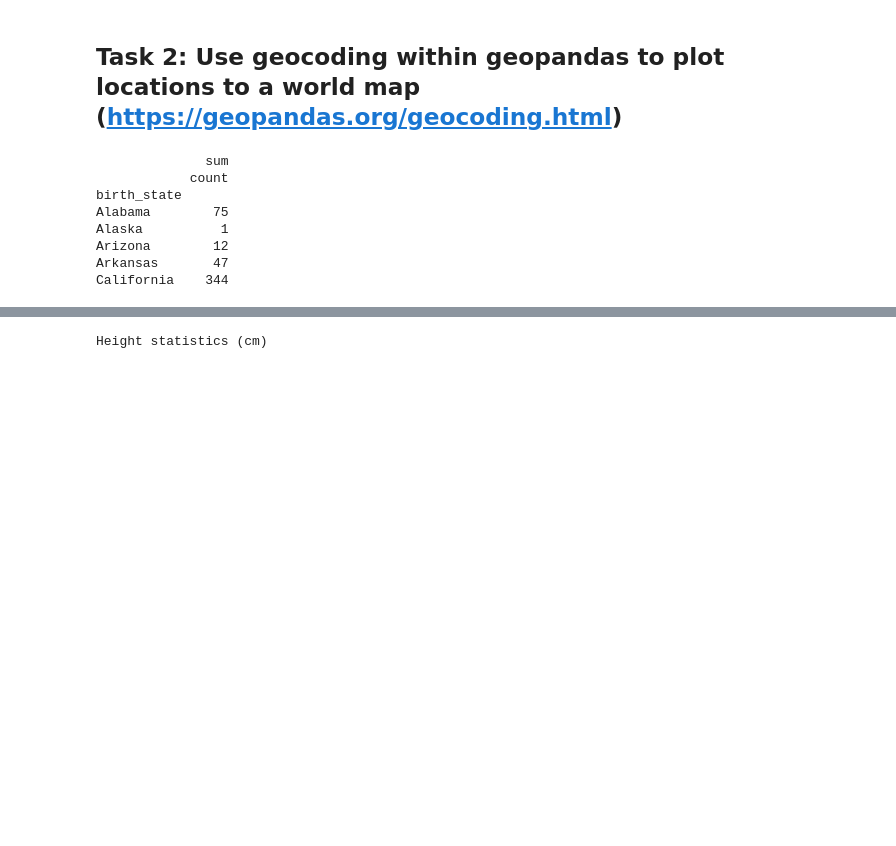
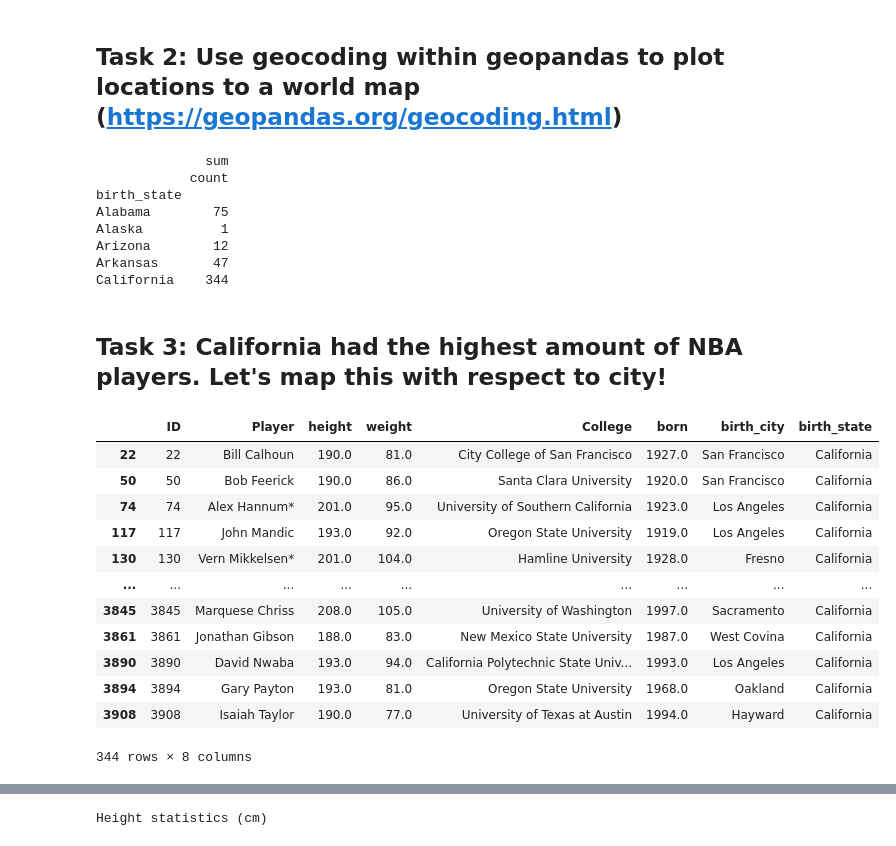
Before and after one commit to brentwilder/NBAplayers, a Jupyter notebook: NBA.ipynb, the cells around one changed output, grey strips where cells are left out. Saved outputs shown, nothing was run; the diff lists cells and outputs as text; code cells hidden in the pictures; blank space fills up the shorter version.

```diff
--- a/NBA.ipynb
+++ b/NBA.ipynb
@@ -210,3 +201,22 @@ Arkansas       47
 California    344
 # %%
 # Heat map of states
+# %% [markdown]
+## Task 3: California had the highest amount of NBA players. Let's map this with respect to city!
+# %%
+Cal = df[df['birth_state'].str.match('California', case=False, na=False)]
+Cal
+# %% [output]
+|  | ID | Player | height | weight | College | born | birth_city | birth_state |
+| 22 | 22 | Bill Calhoun | 190.0 | 81.0 | City College of San Francisco | 1927.0 | San Francisco | California |
+| 50 | 50 | Bob Feerick | 190.0 | 86.0 | Santa Clara University | 1920.0 | San Francisco | California |
+| 74 | 74 | Alex Hannum* | 201.0 | 95.0 | University of Southern California | 1923.0 | Los Angeles | California |
+| 117 | 117 | John Mandic | 193.0 | 92.0 | Oregon State University | 1919.0 | Los Angeles | California |
+| 130 | 130 | Vern Mikkelsen* | 201.0 | 104.0 | Hamline University | 1928.0 | Fresno | California |
+| ... | ... | ... | ... | ... | ... | ... | ... | ... |
+| 3845 | 3845 | Marquese Chriss | 208.0 | 105.0 | University of Washington | 1997.0 | Sacramento | California |
+| 3861 | 3861 | Jonathan Gibson | 188.0 | 83.0 | New Mexico State University | 1987.0 | West Covina | California |
+| 3890 | 3890 | David Nwaba | 193.0 | 94.0 | California Polytechnic State Univ... | 1993.0 | Los Angeles | California |
+| 3894 | 3894 | Gary Payton | 193.0 | 81.0 | Oregon State University | 1968.0 | Oakland | California |
+| 3908 | 3908 | Isaiah Taylor | 190.0 | 77.0 | University of Texas at Austin | 1994.0 | Hayward | California |
+344 rows × 8 columns
```
Also changed, not shown: parts of 9 cells of this notebook, 2 other files.
